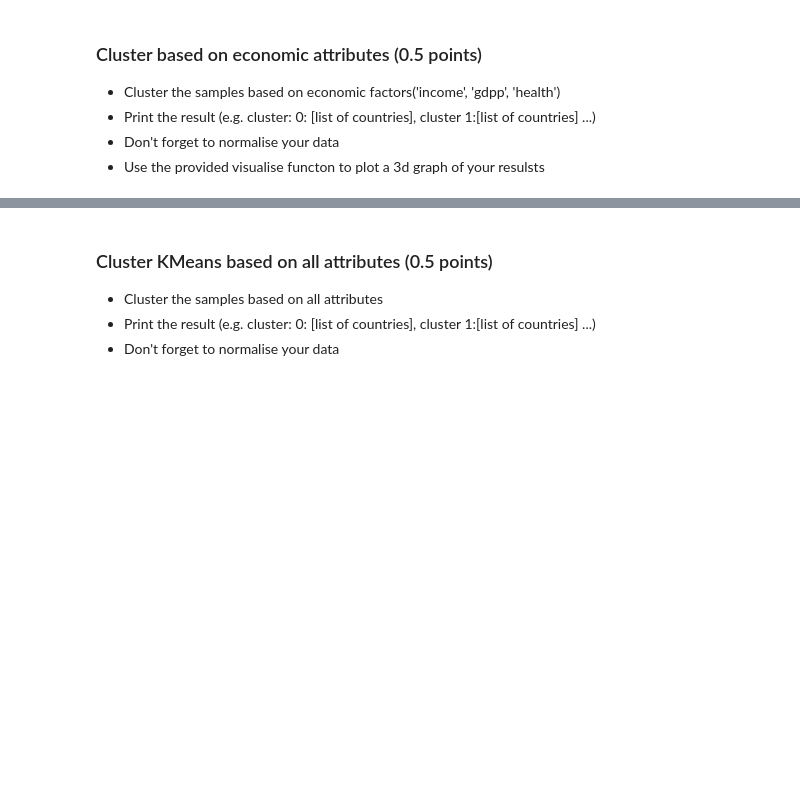
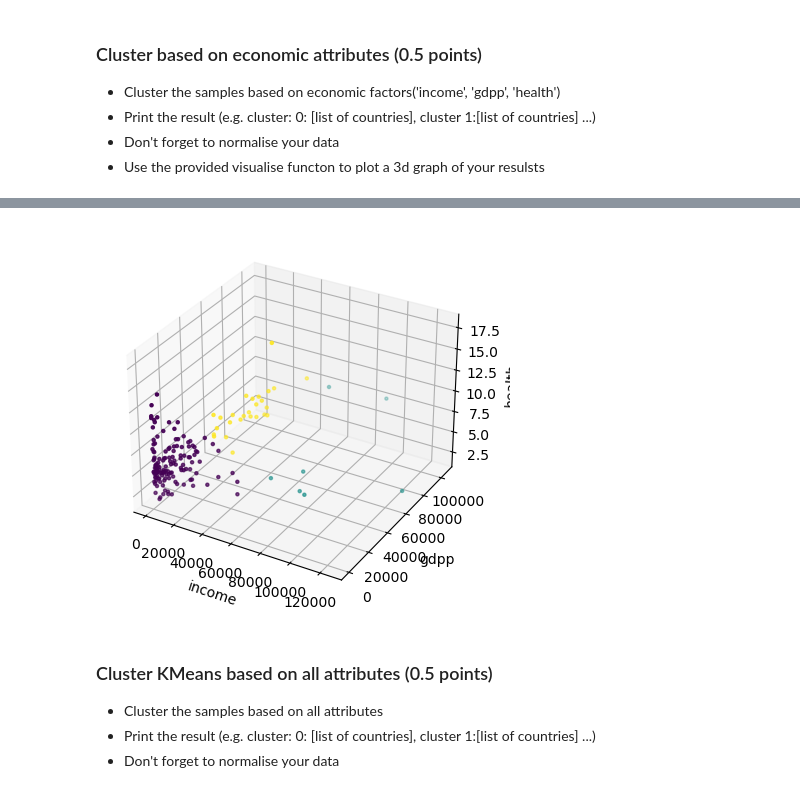
Before and after one commit to rangsimanketkaew/phy371, a Jupyter notebook: Lab4.ipynb, the cells around one changed output, grey strips where cells are left out. Cells and saved outputs as stored; diff of their text form; code cells hidden in the pictures; blank space fills up the shorter version.

```diff
--- a/Lab4.ipynb
+++ b/Lab4.ipynb
@@ -350,3 +454,16 @@ visualise(X_health, y_kmeans_health)
 - Print the result (e.g. cluster: 0: [list of countries], cluster 1:[list of countries] ...)
 - Don't forget to normalise your data
 - Use the provided visualise functon to plot a 3d graph of your resulsts
+# %%
+# Make sure that all data in dataframe is numeric
+df_economic = df_country[['income', 'gdpp', 'health']]
+mat = df_economic.values
+
+# Normalize the data
+sc = StandardScaler()
+X = sc.fit_transform(mat)
+
+# Determine number of countries
+num_countries = len(df_country['country'])
+
+kmeans = KMeans(n_clusters=3, random_state=0, n_init="auto").fit(X)
@@ -353,3 +519,9 @@ visualise(X_health, y_kmeans_health)
+# %%
+X_eco = df_economic
+y_kmeans_eco = kmeans.labels_
+visualise(X_eco, y_kmeans_eco)
+# %% [output]
+[figure, added]
 # %% [markdown]
 ### Cluster KMeans based on all attributes (0.5 points)
 - Cluster the samples based on all attributes
```
Also changed, not shown: parts of 32 cells of this notebook.
